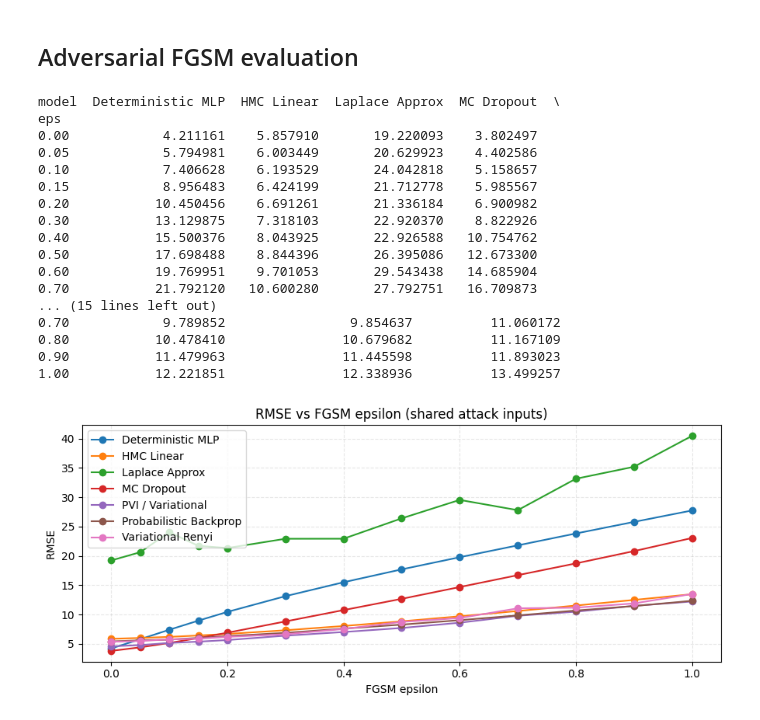
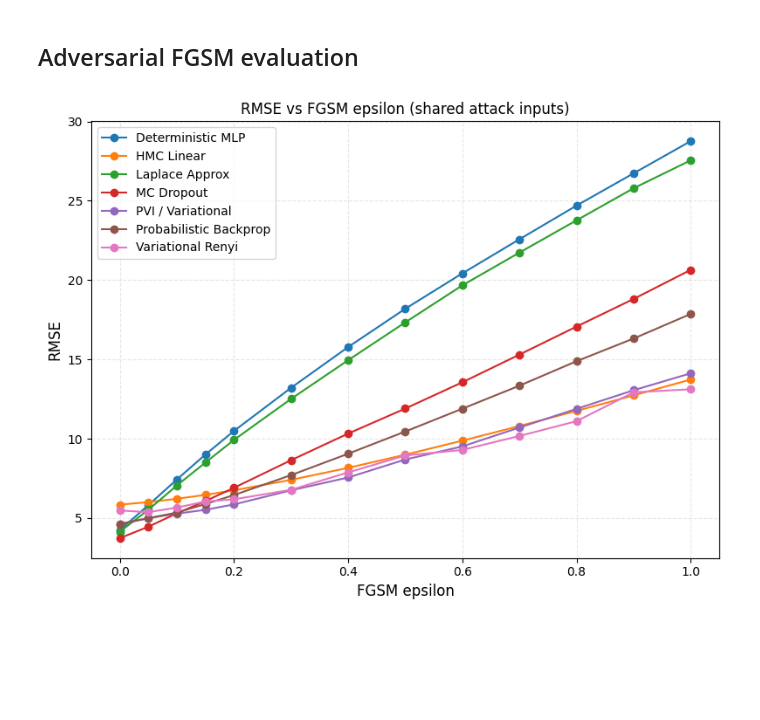
Before and after one commit to intsystems/bensemble, a Jupyter notebook: notebooks/benchmark.ipynb, the cells around one changed output. Drawn from its saved outputs; the diff is of its cells as text; code cells hidden in the pictures; blank space fills up the shorter version.

```diff
--- a/notebooks/benchmark.ipynb
+++ b/notebooks/benchmark.ipynb
@@ -328,7 +332,6 @@ def run_hmc(initial_theta, num_samples=400, burn_in=200, step_size=0.01, leapfro
 ## Bensemble methods
 Lightweight training loops to exercise each library implementation.
 # %%
-
 def train_variational_renyi(num_epochs: int = 1000):
     model = make_mlp(X_train.shape[1]).to(DEVICE)
     vr = VariationalRenyi(model, alpha=0.5, prior_sigma=1.0)
@@ -362,10 +365,10 @@ def sample_vi_predictions(vi_model, x_tensor, n_samples: int = 300):
 
 
 def train_pbp(num_epochs: int = 1000):
-    layer_sizes = [train_tensor_x.shape[1], 50, 1]
+    layer_sizes = [train_tensor_x.shape[1], 64, 1]
     pbp = ProbabilisticBackpropagation(layer_sizes=layer_sizes, device=DEVICE)
     pbp.model.to(DEVICE)
-    pbp.fit(train_loader, epochs=num_epochs, refresh_every=1)
+    pbp.fit(train_loader, epochs=num_epochs, step_clip=1, prior_refresh=0)
     with torch.no_grad():
         _, samples = pbp.predict(test_tensor_x, n_samples=300)
     samples_np = inverse_transform_targets(samples.cpu().reshape(-1, 1)).reshape(samples.shape[0], -1)
@@ -391,7 +394,7 @@ def train_pvi(num_epochs: int = 1000):
 
 def train_laplace(pretrained_model: nn.Module):
     la = LaplaceApproximation(pretrained_model, pretrained=True, likelihood="regression", verbose=False)
-    la.fit(train_loader, num_epochs=0, lr=1e-3, prior_precision=1.0, num_samples=200)
+    la.fit(train_loader, num_epochs=0, lr=1e-3, prior_precision=5.0, num_samples=200)
     la.is_fitted = True
     mean_pred, var_pred = la.predict(test_tensor_x, n_samples=200)
     # Laplace predict returns mean + variance tensors directly
@@ -490,7 +493,6 @@ Posterior computation completed!
 ## Ensemble diagnostics helpers
 # %%
 import matplotlib.pyplot as plt
-
 
 def predictive_stats(samples: np.ndarray, noise_var: float = 0.0):
     if samples.ndim == 1:
@@ -515,7 +517,7 @@ def metrics_vs_ensemble_size(samples: np.ndarray, y_true: np.ndarray, noise_var:
     max_size = samples.shape[0]
     if max_size == 0:
         return []
-    grid = np.unique(np.linspace(1, max_size, num=min(max_points, max_size), dtype=int)).tolist()
+    grid = np.unique(np.linspace(3, max_size, num=min(max_points, max_size), dtype=int)).tolist()
     rows = []
     for size in grid:
         subset = samples[:size]
@@ -671,53 +681,35 @@ adv_rows = []
 for eps, adv_x in adv_inputs.items():
     for name in [
         "Deterministic MLP",
         "MC Dropout",
         "HMC Linear",
         "Variational Renyi",
         "Probabilistic Backprop",
         "PVI / Variational",
         "Laplace Approx",
     ]:
         try:
             samples, noise = predict_samples_for_model(name, adv_x, n_samples=200)
         except Exception as e:
             print(f"Skipping {name} at eps={eps}: {e}")
             continue
         mean, var, _ = predictive_stats(samples, noise)
         metrics = compute_basic_metrics(mean, var, y_test_true)
         adv_rows.append({"model": name, "eps": eps, "rmse": metrics["rmse"], "nll": metrics["nll"], "ece": metrics["ece"]})
 
 adv_df = pd.DataFrame(adv_rows)
-print(adv_df.pivot(index="eps", columns="model", values="rmse"))
 
-fig, ax = plt.subplots(figsize=(9, 4))
+fig, ax = plt.subplots(figsize=(8, 6))
 for name, grp in adv_df.groupby("model"):
     grp = grp.sort_values("eps")
     ax.plot(grp["eps"], grp["rmse"], marker="o", label=name)
-ax.set_xlabel("FGSM epsilon")
-ax.set_ylabel("RMSE")
-ax.set_title("RMSE vs FGSM epsilon (shared attack inputs)")
+ax.set_xlabel("FGSM epsilon", fontsize=12)
+ax.set_ylabel("RMSE", fontsize=12)
+ax.set_title("RMSE vs FGSM epsilon (shared attack inputs)", fontsize=12)
 ax.grid(True, linestyle="--", alpha=0.3)
 ax.legend()
 plt.tight_layout()
 plt.savefig('./report_adv_attack.jpg')
 plt.show()
 # %% [output]
-model  Deterministic MLP  HMC Linear  Laplace Approx  MC Dropout  \
-eps
-0.00            4.211161    5.857910       19.220093    3.802497
-0.05            5.794981    6.003449       20.629923    4.402586
-0.10            7.406628    6.193529       24.042818    5.158657
-0.15            8.956483    6.424199       21.712778    5.985567
-0.20           10.450456    6.691261       21.336184    6.900982
-0.30           13.129875    7.318103       22.920370    8.822926
-0.40           15.500376    8.043925       22.926588   10.754762
-0.50           17.698488    8.844396       26.395086   12.673300
-0.60           19.769951    9.701053       29.543438   14.685904
-0.70           21.792120   10.600280       27.792751   16.709873
-... (15 lines left out)
-0.70            9.789852                9.854637          11.060172
-0.80           10.478410               10.679682          11.167109
-0.90           11.479963               11.445598          11.893023
-1.00           12.221851               12.338936          13.499257
-[figure, old version]
+[figure, new version]
```
Also changed, not shown: parts of 3 cells of this notebook, 4 other files.
